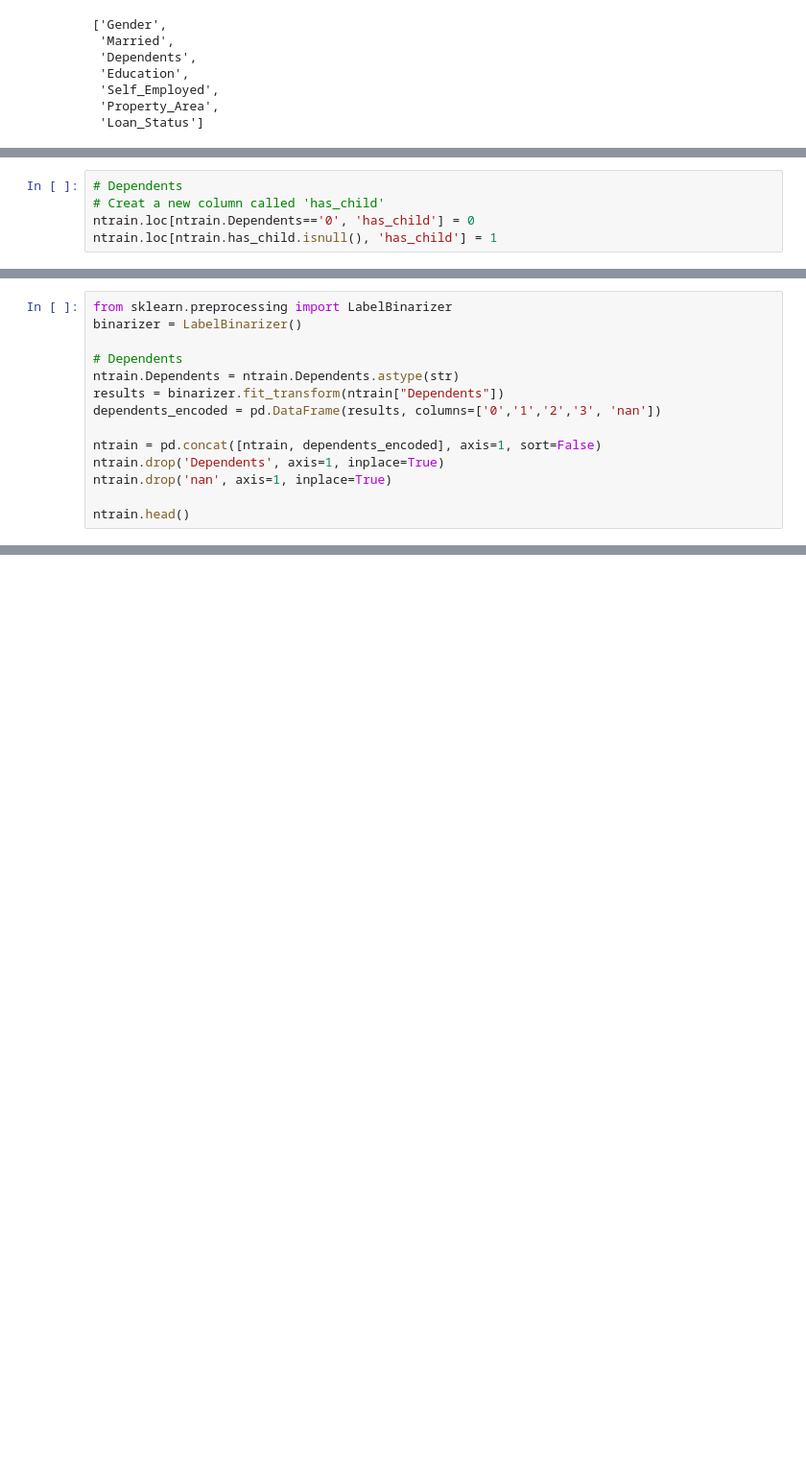
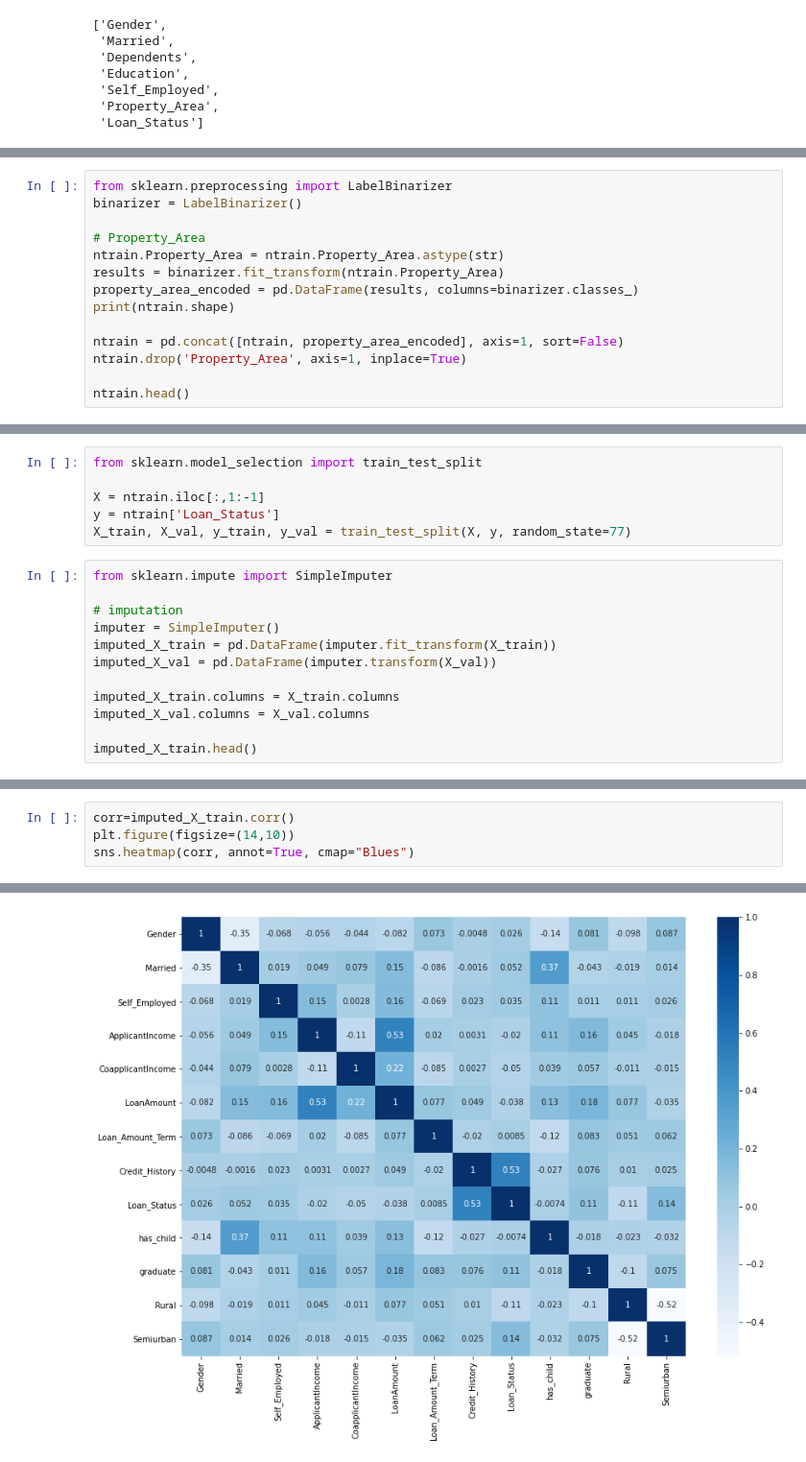
Before and after one commit to imeugeneco/chonggakkimchi, a Jupyter notebook: loan-prediction/loan-prediction.ipynb, the cells around one changed output, grey strips where cells are left out. Shown: that part at 96% size. Cells and saved outputs as stored; diff of their text form; blank space fills up the shorter version.

```diff
--- a/loan-prediction/loan-prediction.ipynb
+++ b/loan-prediction/loan-prediction.ipynb
@@ -185,5 +191,0 @@ ntrain.head()
-# %%
-# Dependents
-# Creat a new column called 'has_child'
-ntrain.loc[ntrain.Dependents=='0', 'has_child'] = 0
-ntrain.loc[ntrain.has_child.isnull(), 'has_child'] = 1
@@ -319,13 +193,13 @@ AttributeError: 'float' object has no attribute 'shape'
 from sklearn.preprocessing import LabelBinarizer
 binarizer = LabelBinarizer()
 
-# Dependents
-ntrain.Dependents = ntrain.Dependents.astype(str)
-results = binarizer.fit_transform(ntrain["Dependents"])
-dependents_encoded = pd.DataFrame(results, columns=['0','1','2','3', 'nan'])
+# Property_Area
+ntrain.Property_Area = ntrain.Property_Area.astype(str)
+results = binarizer.fit_transform(ntrain.Property_Area)
+property_area_encoded = pd.DataFrame(results, columns=binarizer.classes_)
+print(ntrain.shape)
 
-ntrain = pd.concat([ntrain, dependents_encoded], axis=1, sort=False)
-ntrain.drop('Dependents', axis=1, inplace=True)
-ntrain.drop('nan', axis=1, inplace=True)
+ntrain = pd.concat([ntrain, property_area_encoded], axis=1, sort=False)
+ntrain.drop('Property_Area', axis=1, inplace=True)
 
 ntrain.head()
@@ -331,0 +233,18 @@ ntrain.head()
+# %%
+from sklearn.model_selection import train_test_split
+
+X = ntrain.iloc[:,1:-1]
+y = ntrain['Loan_Status']
+X_train, X_val, y_train, y_val = train_test_split(X, y, random_state=77)
+# %%
+from sklearn.impute import SimpleImputer
+
+# imputation
+imputer = SimpleImputer()
+imputed_X_train = pd.DataFrame(imputer.fit_transform(X_train))
+imputed_X_val = pd.DataFrame(imputer.transform(X_val))
+
+imputed_X_train.columns = X_train.columns
+imputed_X_val.columns = X_val.columns
+
+imputed_X_train.head()
@@ -331,0 +280,5 @@ ntrain.head()
+# %%
+corr=imputed_X_train.corr()
+plt.figure(figsize=(14,10))
+sns.heatmap(corr, annot=True, cmap="Blues")
+# %% [output]
@@ -331,0 +286 @@ ntrain.head()
+[figure, added]
```
Also changed, not shown: parts of 30 cells of this notebook, 1 other file.
